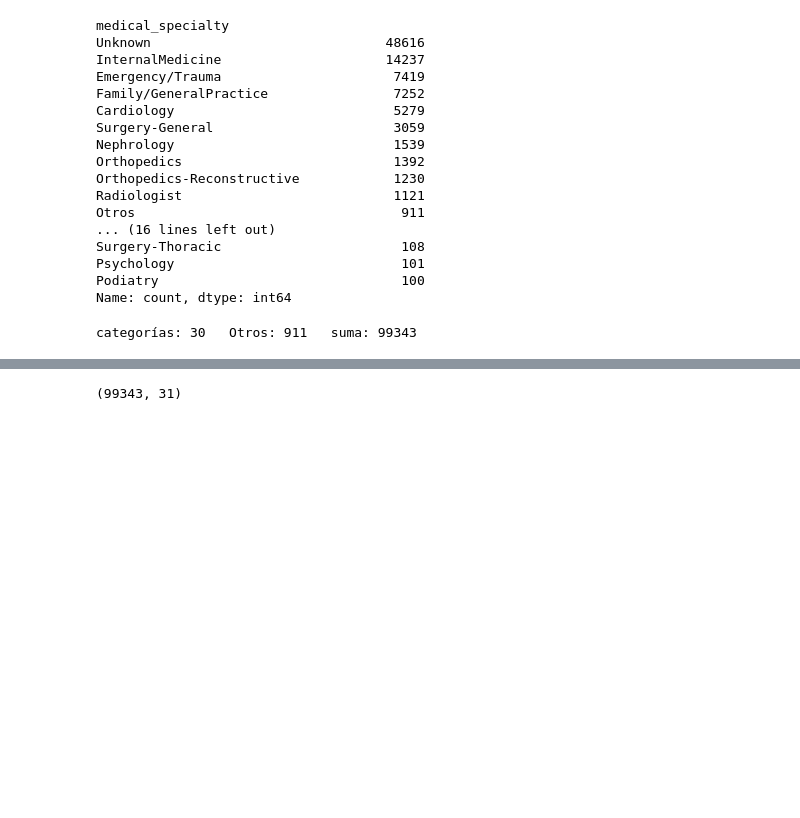
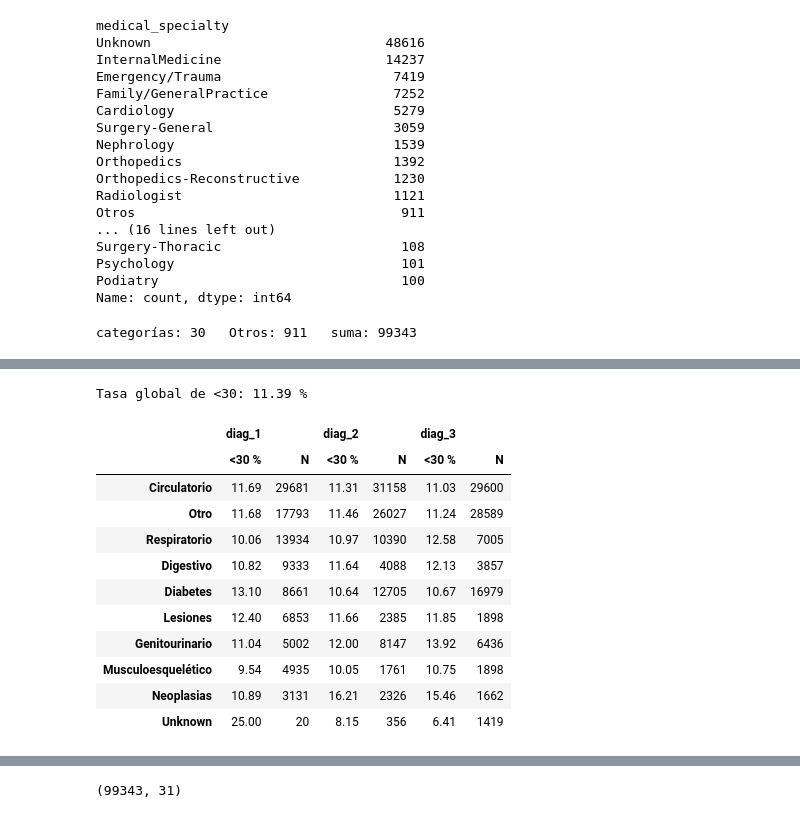
Before and after one commit to diieeguiitooo/readmision_diabetes_eda, a Jupyter notebook: notebooks/04_preparacion.ipynb, the cells around one changed output, grey strips where cells are left out. Drawn from its saved outputs; the diff is of its cells as text; code cells hidden in the pictures; blank space fills up the shorter version.

Commit message:
Notebook 04: revisión — nuevo apartado 3.5 (diagnósticos y especialidad frente al objetivo), celdas que respaldan las cifras del texto, correcciones (reejecutado con Python 3.13.9 y pandas 2.3.3)

```diff
--- a/notebooks/04_preparacion.ipynb
+++ b/notebooks/04_preparacion.ipynb
@@ -578,3 +591,12 @@ Tres decisiones dentro del esquema:
    circulatorio ~30 %, diabetes ~9 %, respiratorio ~14 %.
 3. Que no queda ningún capítulo por debajo de 100 ingresos aparte de `Unknown` en `diag_1`
    (20 ingresos), que se acepta porque representa una ausencia real, no una categoría rara.
+# %%
+# Antes de agrupar: códigos distintos, códigos con menos de 100 ingresos y códigos V/E de cada columna
+for col in ['diag_1', 'diag_2', 'diag_3']:
+    codigos = df[col].astype(object)
+    recuento = codigos.value_counts()
+    raros = recuento[recuento < 100]
+    v_e = codigos.str[0].isin(['V', 'E']).sum()
+    print(f'{col}: {recuento.size} códigos · {raros.size} con <100 ingresos '
+          f'({raros.sum() / len(df) * 100:.2f} % de los ingresos) · V/E: {v_e}')
@@ -854,0 +902,25 @@ aprendiendo el centro de procedencia.
+# %%
+# Tasa de <30 (%) y N de cada capítulo en las tres columnas de diagnóstico, frente a la tasa global
+es_30 = df['readmitted'] == '<30'
+print(f'Tasa global de <30: {es_30.mean() * 100:.2f} %')
+
+tabla_diag = {}
+for col in columnas_diag:
+    tabla_diag[(col, '<30 %')] = es_30.groupby(df[col], observed=True).mean() * 100
+    tabla_diag[(col, 'N')] = df[col].value_counts()
+
+pd.DataFrame(tabla_diag).round(2).sort_values(('diag_1', 'N'), ascending=False)
+# %% [output]
+Tasa global de <30: 11.39 %
+|  | diag_1 |  | diag_2 |  | diag_3 |  |
+|  | <30 % | N | <30 % | N | <30 % | N |
+| Circulatorio | 11.69 | 29681 | 11.31 | 31158 | 11.03 | 29600 |
+| Otro | 11.68 | 17793 | 11.46 | 26027 | 11.24 | 28589 |
+| Respiratorio | 10.06 | 13934 | 10.97 | 10390 | 12.58 | 7005 |
+| Digestivo | 10.82 | 9333 | 11.64 | 4088 | 12.13 | 3857 |
+| Diabetes | 13.10 | 8661 | 10.64 | 12705 | 10.67 | 16979 |
+| Lesiones | 12.40 | 6853 | 11.66 | 2385 | 11.85 | 1898 |
+| Genitourinario | 11.04 | 5002 | 12.00 | 8147 | 13.92 | 6436 |
+| Musculoesquelético | 9.54 | 4935 | 10.05 | 1761 | 10.75 | 1898 |
+| Neoplasias | 10.89 | 3131 | 16.21 | 2326 | 15.46 | 1662 |
+| Unknown | 25.00 | 20 | 8.15 | 356 | 6.41 | 1419 |
```
Also changed, not shown: parts of 44 cells of this notebook.
